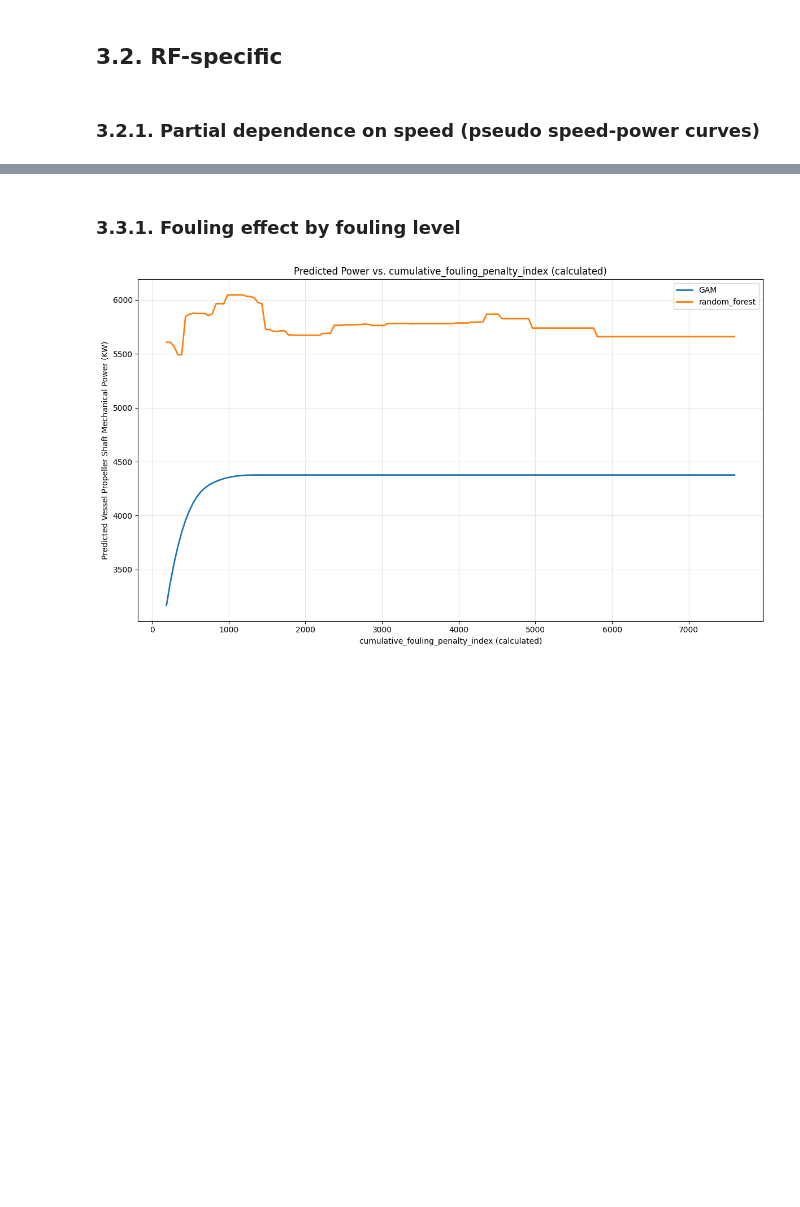
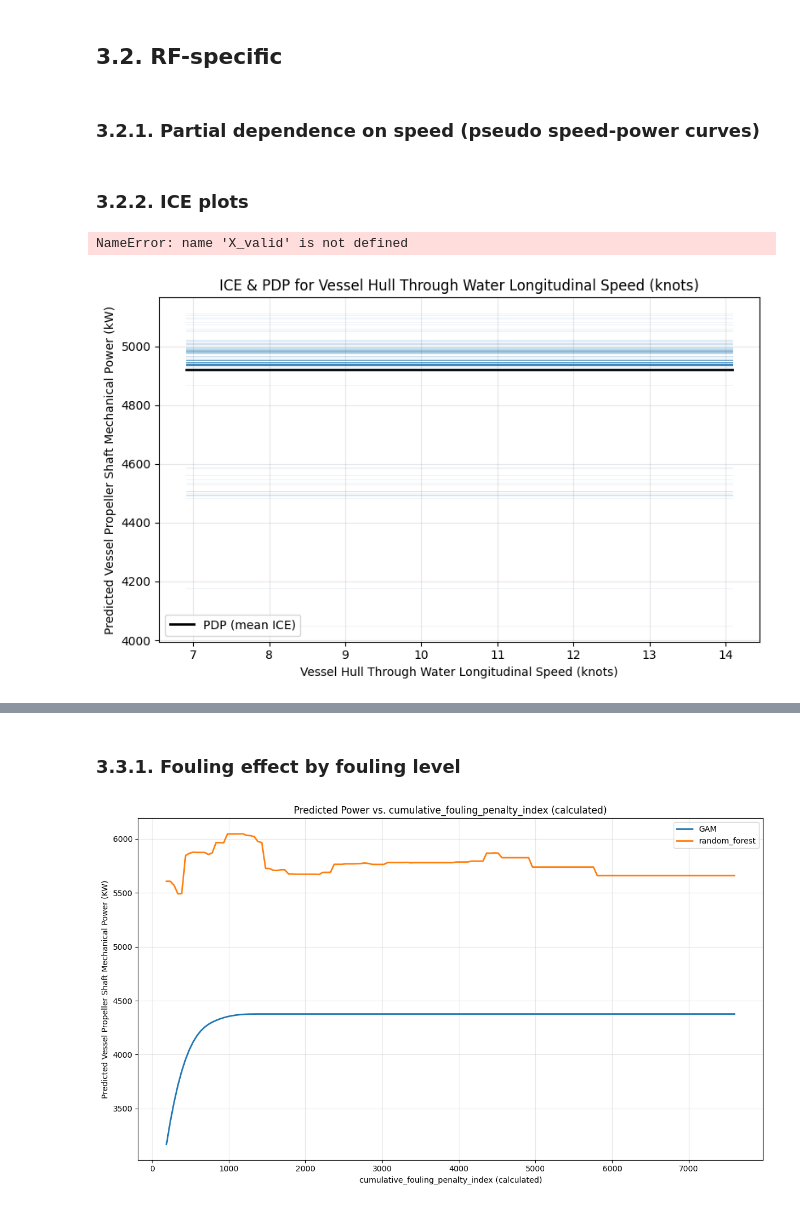
Before and after one commit to AugustBjerg/Master-s-thesis, a Jupyter notebook: code/modelling/notebooks/evaluation.ipynb, the cells around one changed output, grey strips where cells are left out. Saved outputs shown, nothing was run; the diff lists cells and outputs as text; code cells hidden in the pictures; blank space fills up the shorter version.

```diff
--- a/code/modelling/notebooks/evaluation.ipynb
+++ b/code/modelling/notebooks/evaluation.ipynb
@@ -906,3 +906,5 @@ visualize_all_terms_with_hist(
 ## 3.2. RF-specific
 # %% [markdown]
 ### 3.2.1. Partial dependence on speed (pseudo speed-power curves)
+# %% [markdown]
+### 3.2.2. ICE plots
@@ -908,0 +1021,19 @@ visualize_all_terms_with_hist(
+# %%
+row = X_test.iloc[[0]].copy()   # double brackets to keep DataFrame
+
+for v in np.linspace(X_test["Vessel Hull Through Water Longitudinal Speed (knots)"].min(),
+                     X_test["Vessel Hull Through Water Longitudinal Speed (knots)"].max(),
+                     5):
+    row_test = row.copy()
+    row_test["Vessel Hull Through Water Longitudinal Speed (knots)"] = v
+    print(v, rf_model_incl_fouling.predict(row_test)[0])
+# %% [output]
+NameError: name 'X_valid' is not defined
+# %%
+plot_ice_with_optional_strata(
+    model=rf_model_incl_fouling,
+    X=X_test,
+    feature_name="Vessel Hull Through Water Longitudinal Speed (knots)",
+)
+# %% [output]
+[figure, added]
```
Also changed, not shown: parts of 6 cells of this notebook.
